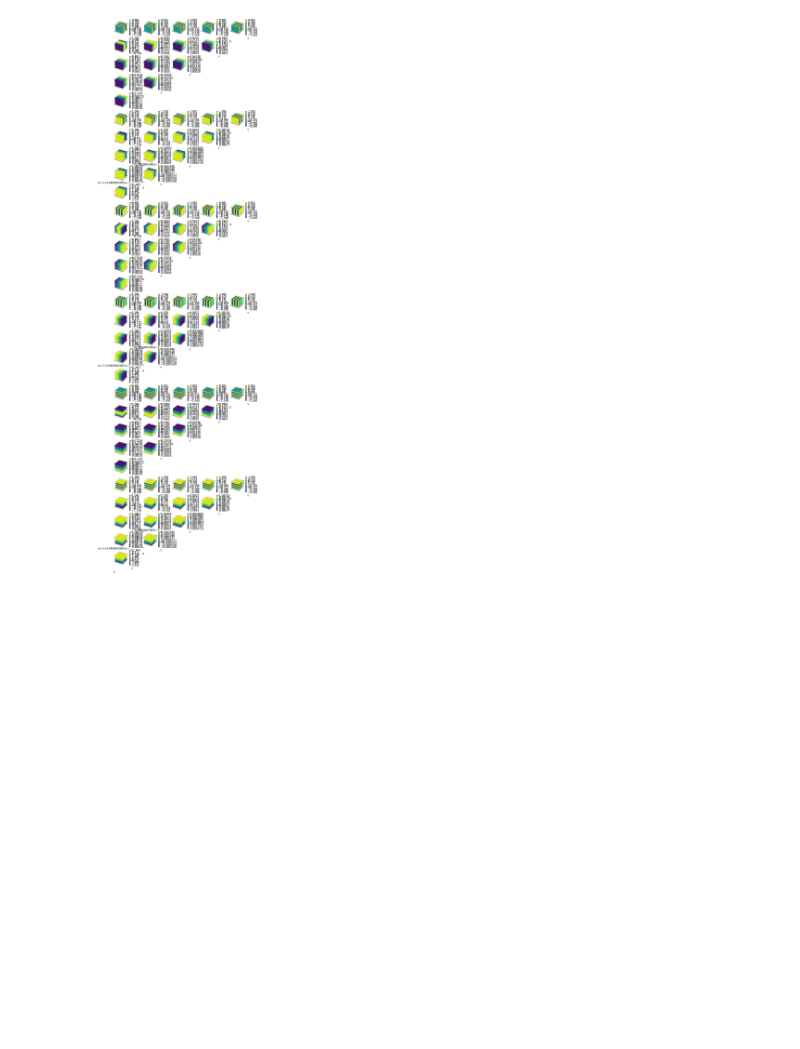
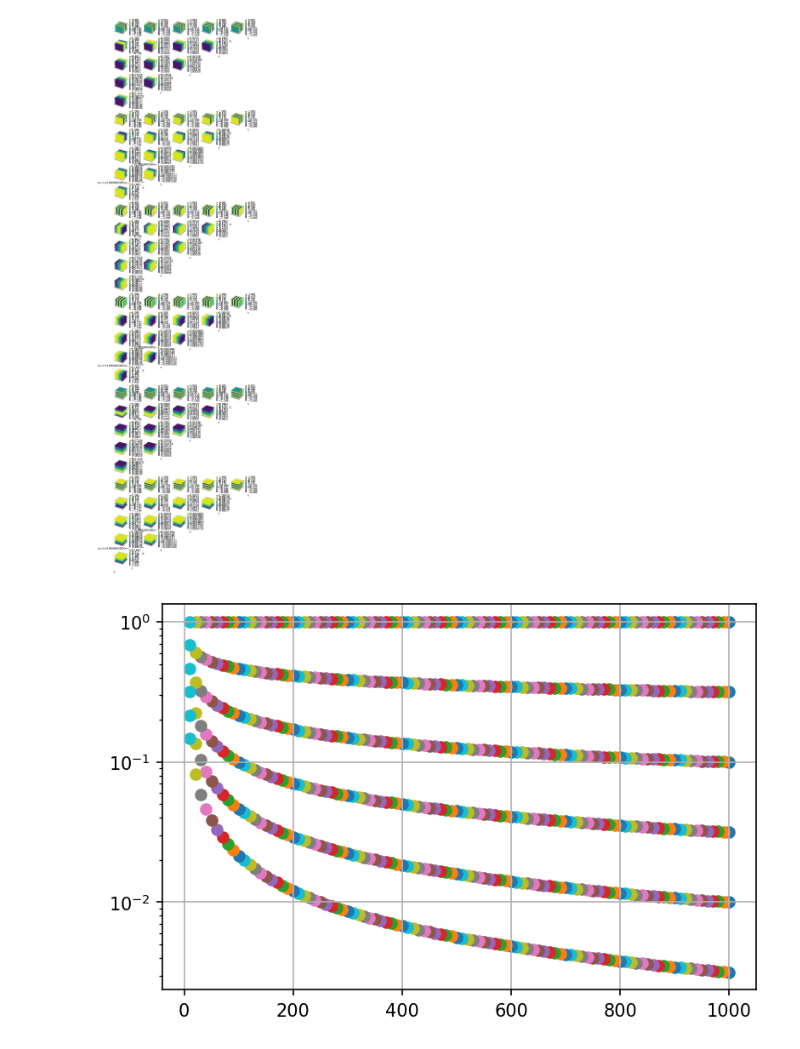
Before and after one commit to AnikinNN/Wavedar, a Jupyter notebook: notebooks/encoding_usage.ipynb, the cells around one changed output. Saved outputs shown, nothing was run; the diff lists cells and outputs as text; code cells hidden in the pictures; blank space fills up the shorter version.

```diff
--- a/notebooks/encoding_usage.ipynb
+++ b/notebooks/encoding_usage.ipynb
@@ -105,3 +105,20 @@ for i, dim in enumerate(dims):
 # %% [output]
 dims=[5, 4, 3, 2, 1]
 [figure]
+# %%
+def get_omega_original(dimension):
+    return 1 / (1e4 ** (torch.arange(0, 1, 1 / dimension)))
+
+def get_omega_custom(dimension, max_range):
+    return 1 / (max_range ** (torch.arange(0, 1, 1 / dimension)))
+
+dim = 6
+max_ranges = np.arange(1e3, 1e1 - 1, -10)
+
+for max_range in max_ranges:
+    plt.scatter([max_range] * dim, get_omega_custom(dim, max_range), )
+
+plt.yscale('log')
+plt.grid()
+# %% [output]
+[figure, added]
```
Also changed, not shown: 5 other files.
